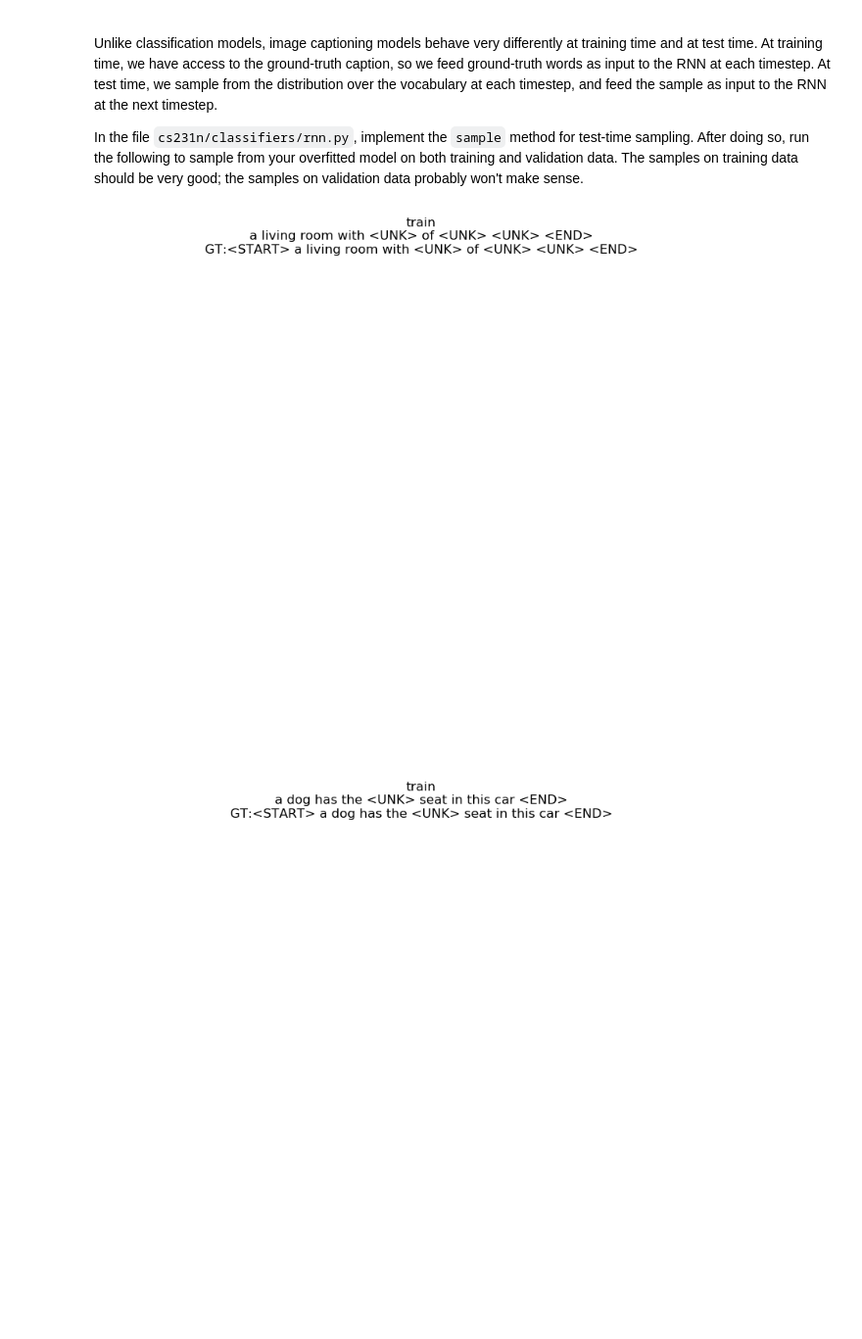
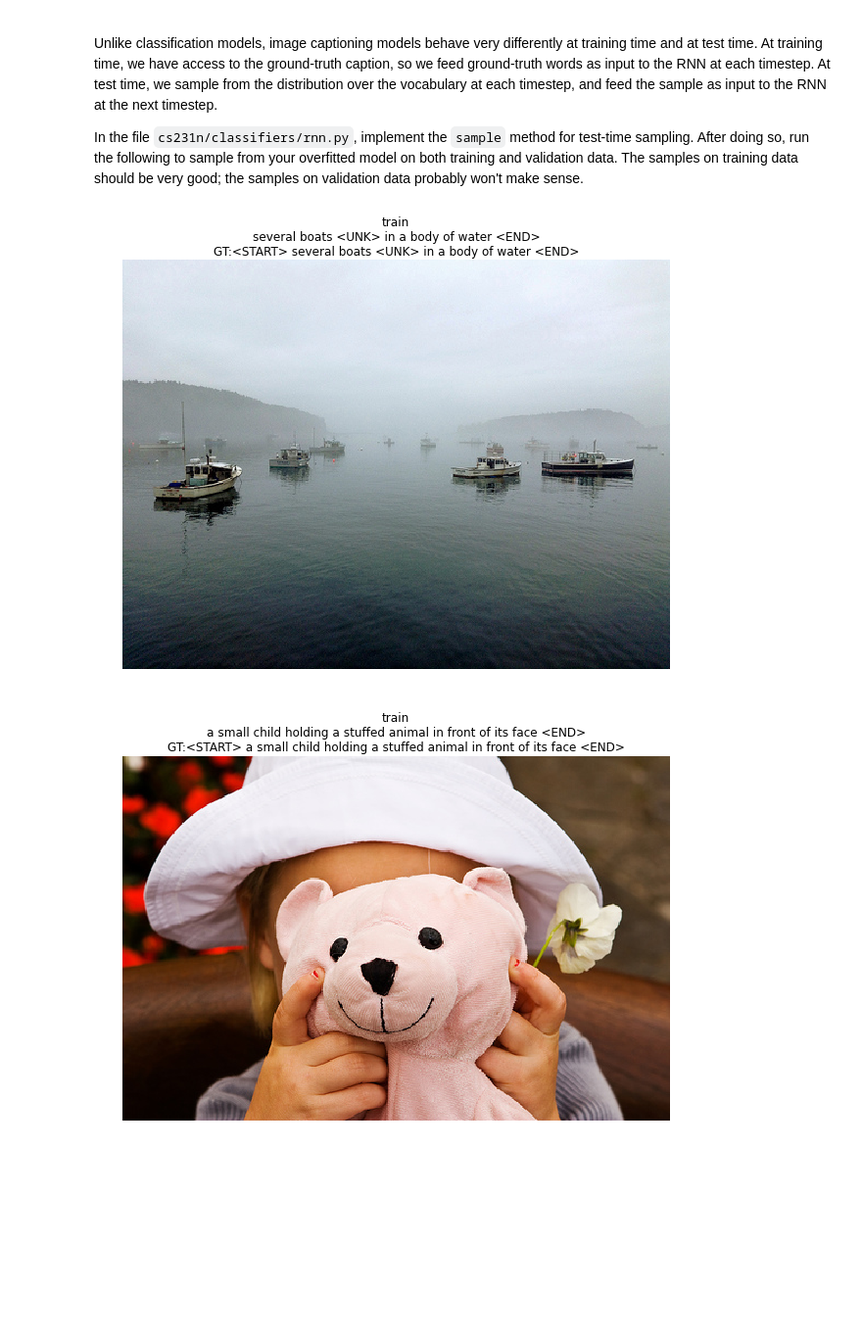
Before and after one commit to sam575/cs231n, a Jupyter notebook: assignment3/RNN_Captioning.ipynb, the cells around one changed output. Shown at 98% size. Cells and saved outputs as stored; diff of their text form; code cells hidden in the pictures; blank space fills up the shorter version.

Commit message:
rnn with images

```diff
--- a/assignment3/RNN_Captioning.ipynb
+++ b/assignment3/RNN_Captioning.ipynb
@@ -496,17 +497,17 @@ In the file `cs231n/classifiers/rnn.py`, implement the `sample` method for test-
 # %%
 for split in ['train', 'val']:
     minibatch = sample_coco_minibatch(small_data, split=split, batch_size=2)
     gt_captions, features, urls = minibatch
     gt_captions = decode_captions(gt_captions, data['idx_to_word'])
 
     sample_captions = small_rnn_model.sample(features)
     sample_captions = decode_captions(sample_captions, data['idx_to_word'])
 
     for gt_caption, sample_caption, url in zip(gt_captions, sample_captions, urls):
-#         plt.imshow(image_from_url(url))
+        plt.imshow(image_from_url(url))
         plt.title('%s\n%s\nGT:%s' % (split, sample_caption, gt_caption))
         plt.axis('off')
         plt.show()
 # %% [output]
-[figure, old version]
+[figure, new version]
-[figure, old version]
+[figure, new version]
```
Also changed, not shown: parts of 4 cells of this notebook.
